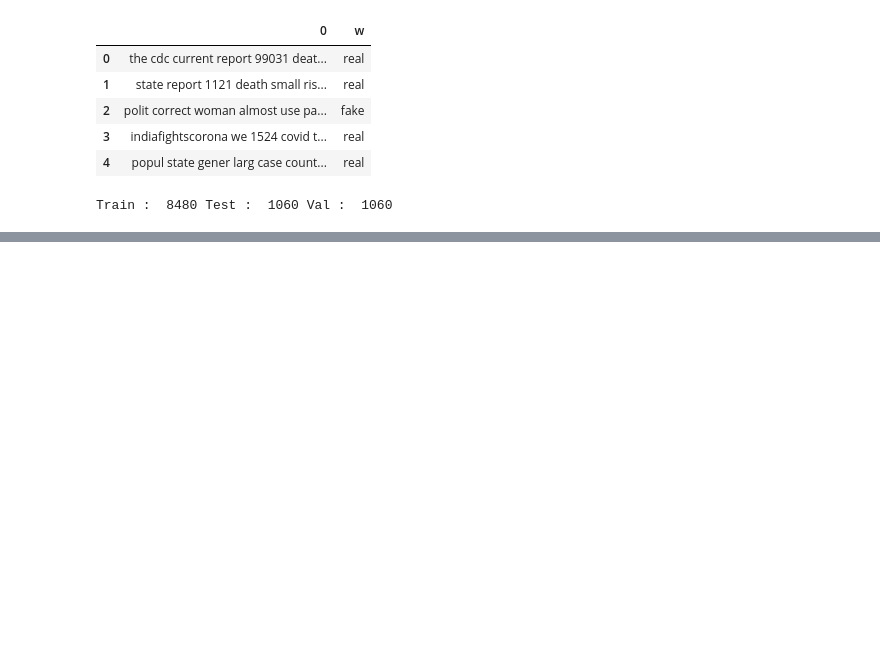
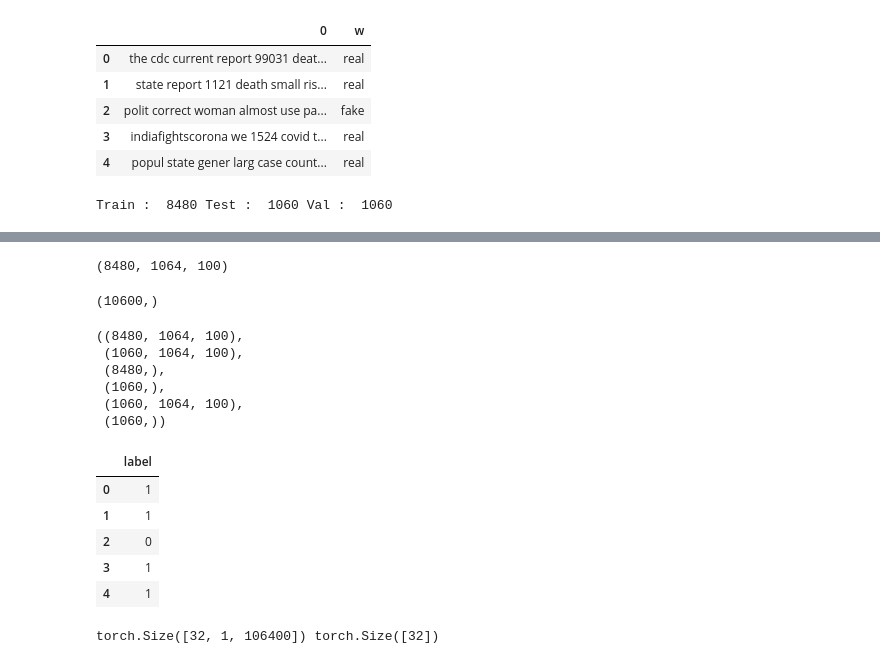
Before and after one commit to AkashBankar21/News-Classification, a Jupyter notebook: training.ipynb, the cells around one changed output, grey strips where cells are left out. Saved outputs shown, nothing was run; the diff lists cells and outputs as text; code cells hidden in the pictures; blank space fills up the shorter version.

```diff
--- a/training.ipynb
+++ b/training.ipynb
@@ -176,0 +181,5 @@ RuntimeError: Expected all tensors to be on the same device, but found at least
+# %%
+labels = data['label']
+# %%
+labels.replace('real',1, inplace=True)
+labels.replace('fake',0, inplace=True)
@@ -176,0 +242,40 @@ RuntimeError: Expected all tensors to be on the same device, but found at least
+# %%
+train_matrix = matrix[:8480, :, :]
+test_matrix = matrix[9540:, :, :]
+val_matrix = matrix[8480 : 9540, :, :]
+train_labels = labels[:8480]
+test_labels = labels[9540:]
+val_labels = labels[8480 : 9540]
+# %%
+train_matrix.shape
+# %% [output]
+(8480, 1064, 100)
+# %%
+labels.shape
+# %% [output]
+(10600,)
+# %%
+train_matrix.shape, test_matrix.shape, train_labels.shape, test_labels.shape, val_matrix.shape, val_labels.shape
+# %% [output]
+((8480, 1064, 100),
+ (1060, 1064, 100),
+ (8480,),
+ (1060,),
+ (1060, 1064, 100),
+ (1060,))
+# %%
+train_matrix = pd.DataFrame(train_matrix.reshape(-1,106400))
+test_matrix = pd.DataFrame(test_matrix.reshape(-1, 106400))
+val_matrix = pd.DataFrame(val_matrix.reshape(-1, 106400))
+train_labels = pd.DataFrame(train_labels)
+test_labels = pd.DataFrame(test_labels)
+val_labels = pd.DataFrame(val_labels)
+# %%
+train_labels.head()
+# %% [output]
+|  | label |
+| 0 | 1 |
+| 1 | 1 |
+| 2 | 0 |
+| 3 | 1 |
+| 4 | 1 |
@@ -176,0 +302,6 @@ RuntimeError: Expected all tensors to be on the same device, but found at least
+# %%
+for x,y in train_dataloader:
+    print(x.shape, y.shape)
+    break
+# %% [output]
+torch.Size([32, 1, 106400]) torch.Size([32])
```
Also changed, not shown: parts of 28 cells of this notebook, 4 other files.
